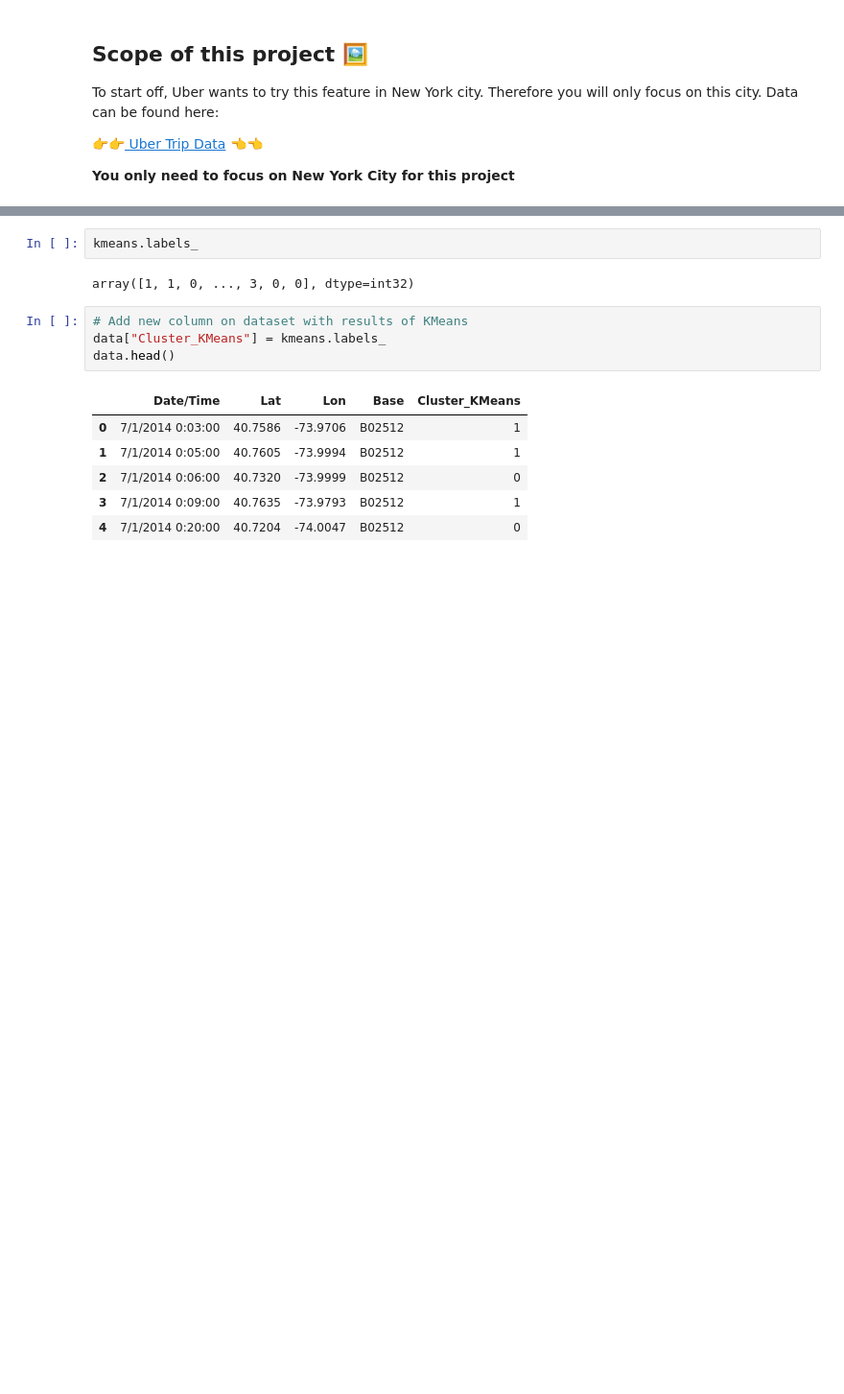
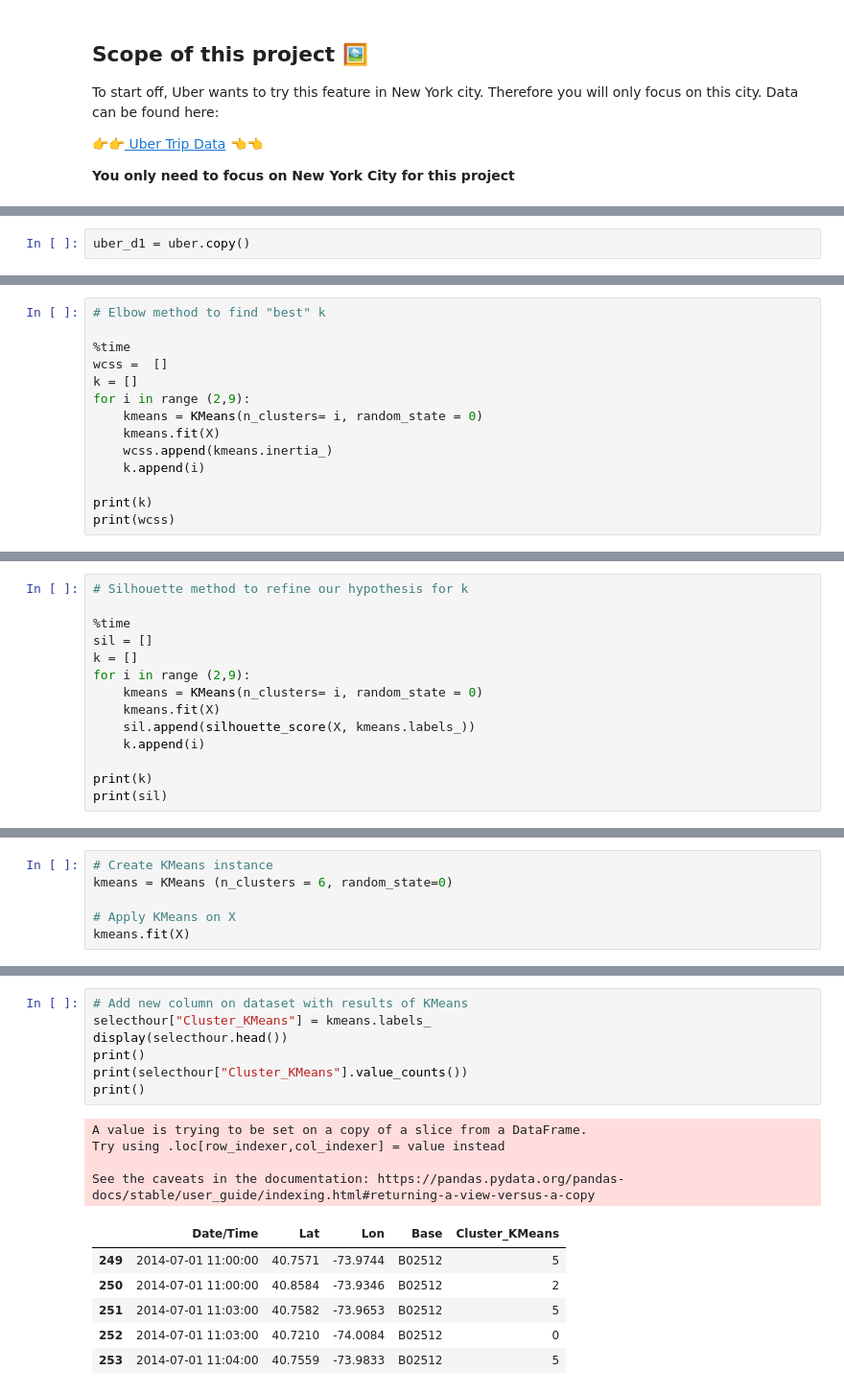
Before and after one commit to Floriane-Esson/3c_Uber_pickups, a Jupyter notebook: 01-Uber_Pickups.ipynb, the cells around one changed output, grey strips where cells are left out. Shown at 96% size. Cells and saved outputs as stored; diff of their text form; blank space fills up the shorter version.

```diff
--- a/01-Uber_Pickups.ipynb
+++ b/01-Uber_Pickups.ipynb
@@ -260,0 +175,2 @@ KMeans(n_clusters=7, random_state=0)
+# %%
+uber_d1 = uber.copy()
@@ -260,0 +229,14 @@ KMeans(n_clusters=7, random_state=0)
+# %%
+# Elbow method to find "best" k
+
+%time
+wcss =  []
+k = []
+for i in range (2,9):
+    kmeans = KMeans(n_clusters= i, random_state = 0)
+    kmeans.fit(X)
+    wcss.append(kmeans.inertia_)
+    k.append(i)
+
+print(k)
+print(wcss)
@@ -260,0 +254,14 @@ KMeans(n_clusters=7, random_state=0)
+# %%
+# Silhouette method to refine our hypothesis for k
+
+%time
+sil = []
+k = []
+for i in range (2,9):
+    kmeans = KMeans(n_clusters= i, random_state = 0)
+    kmeans.fit(X)
+    sil.append(silhouette_score(X, kmeans.labels_))
+    k.append(i)
+
+print(k)
+print(sil)
@@ -260,0 +281,6 @@ KMeans(n_clusters=7, random_state=0)
+# %%
+# Create KMeans instance
+kmeans = KMeans (n_clusters = 6, random_state=0)
+
+# Apply KMeans on X
+kmeans.fit(X)
@@ -271,15 +304,18 @@ array([[-0.27708846, -0.37227255],
-# %%
-kmeans.labels_
-# %% [output]
-array([1, 1, 0, ..., 3, 0, 0], dtype=int32)
 # %%
 # Add new column on dataset with results of KMeans
-data["Cluster_KMeans"] = kmeans.labels_
-data.head()
+selecthour["Cluster_KMeans"] = kmeans.labels_
+display(selecthour.head())
+print()
+print(selecthour["Cluster_KMeans"].value_counts())
+print()
 # %% [output]
+A value is trying to be set on a copy of a slice from a DataFrame.
+Try using .loc[row_indexer,col_indexer] = value instead
+
+See the caveats in the documentation: https://pandas.pydata.org/pandas-docs/stable/user_guide/indexing.html#returning-a-view-versus-a-copy
 |  | Date/Time | Lat | Lon | Base | Cluster_KMeans |
-| 0 | 7/1/2014 0:03:00 | 40.7586 | -73.9706 | B02512 | 1 |
-| 1 | 7/1/2014 0:05:00 | 40.7605 | -73.9994 | B02512 | 1 |
-| 2 | 7/1/2014 0:06:00 | 40.7320 | -73.9999 | B02512 | 0 |
-| 3 | 7/1/2014 0:09:00 | 40.7635 | -73.9793 | B02512 | 1 |
-| 4 | 7/1/2014 0:20:00 | 40.7204 | -74.0047 | B02512 | 0 |
+| 249 | 2014-07-01 11:00:00 | 40.7571 | -73.9744 | B02512 | 5 |
+| 250 | 2014-07-01 11:00:00 | 40.8584 | -73.9346 | B02512 | 2 |
+| 251 | 2014-07-01 11:03:00 | 40.7582 | -73.9653 | B02512 | 5 |
+| 252 | 2014-07-01 11:03:00 | 40.7210 | -74.0084 | B02512 | 0 |
+| 253 | 2014-07-01 11:04:00 | 40.7559 | -73.9833 | B02512 | 5 |
```
Also changed, not shown: parts of 70 cells of this notebook.
